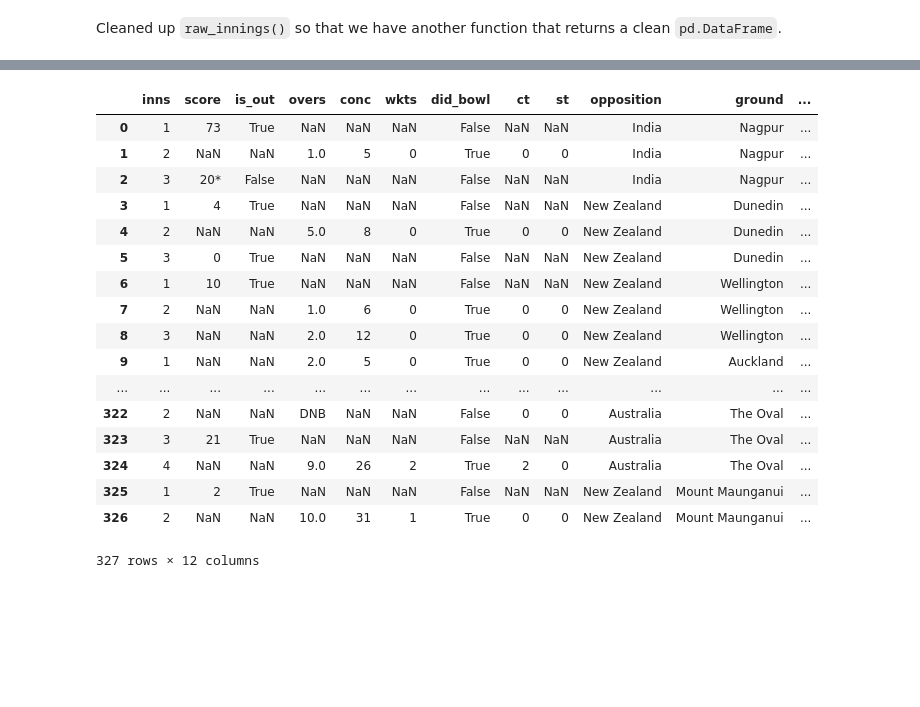
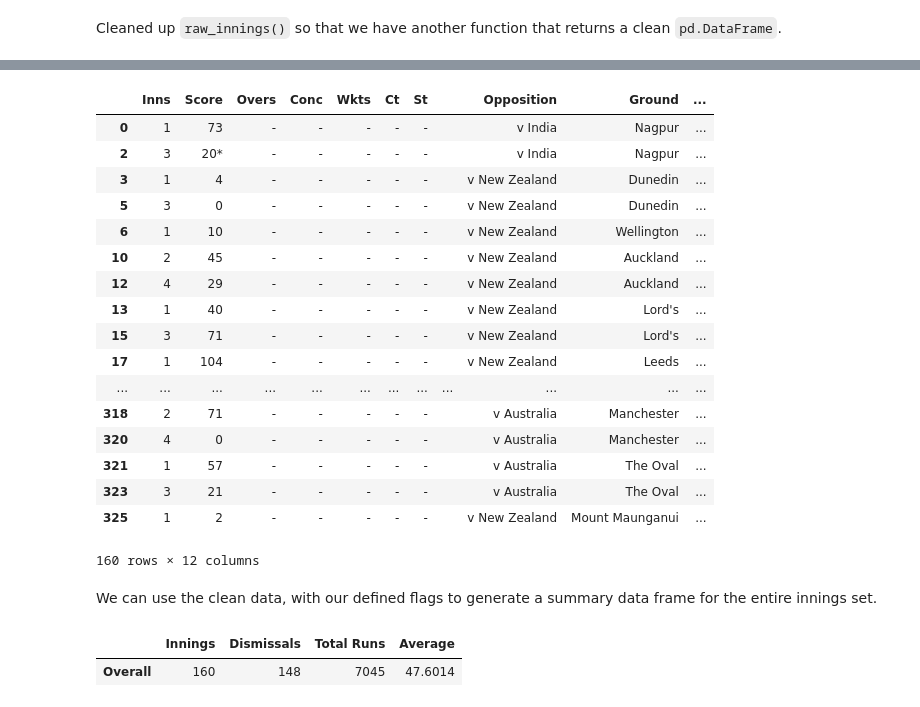
Before and after one commit to willcanniford/python-web-scraping, a Jupyter notebook: espn_cricinfo/top_4_player_class.ipynb, the cells around one changed output, grey strips where cells are left out. Saved outputs shown, nothing was run; the diff lists cells and outputs as text; code cells hidden in the pictures; blank space fills up the shorter version.

Commit message:
Clean up boolean flags and add function for batting summary
Fix 'is_out' to include 'DNB' and add batting_summary() to the class.

```diff
--- a/espn_cricinfo/top_4_player_class.ipynb
+++ b/espn_cricinfo/top_4_player_class.ipynb
@@ -36,9 +38,21 @@ class CricketPlayer:
         raw_innings['Opposition'] = raw_innings['Opposition'].str.replace('v ', '')
         raw_innings.replace('-', np.nan, inplace=True)
         raw_innings.columns = raw_innings.columns.str.lower().str.replace(' ', '_')
-        raw_innings['is_out'] = raw_innings.score.astype('str').apply(lambda x: np.nan if x == 'nan' else False if '*' in x else True)
+        raw_innings['is_out'] = raw_innings.score.astype('str').apply(lambda x: False if x in ['nan', 'DNB'] else False if '*' in x else True)
         raw_innings['did_bowl'] = raw_innings.overs.astype('str').apply(lambda x: False if x in ['nan', 'DNB'] else True)
-        return(raw_innings[['inns', 'score', 'is_out', 'overs', 'conc', 'wkts', 'did_bowl', 'ct', 'st', 'opposition', 'ground', 'start_date']])
+        raw_innings['did_bat'] = raw_innings.score.str.replace('*', '').astype('str').apply(lambda x: True if x.isnumeric() else False)
+        raw_innings['score'] = raw_innings['score'].str.replace('*', '')
+        return(raw_innings[['inns', 'score', 'did_bat', 'is_out', 'overs', 'conc', 'wkts', 'did_bowl', 'ct', 'st', 'opposition', 'ground', 'start_date']])
+
+    def batting_summary(self):
+        innings = self.innings()
+        total_at_bats = innings.did_bat.sum()
+        dismissals = innings.is_out.sum()
+        total_runs = innings.score[innings.did_bat].dropna().astype('int').sum()
+        return(pd.DataFrame({'Innings': total_at_bats,
+                             'Dismissals': dismissals,
+                             'Total Runs': total_runs,
+                             'Average': round(total_runs/dismissals, 4)}, index=['Overall']))
 # %%
 virat_kohli = 'http://stats.espncricinfo.com/ci/engine/player/253802.html?class=1;template=results;type=allround;view=innings'
 steve_smith = 'http://stats.espncricinfo.com/ci/engine/player/267192.html?class=1;template=results;type=allround;view=innings'
@@ -141,21 +202,28 @@ Cleaned up `raw_innings()` so that we have another function that returns a clean
+# %%
+root.raw_innings().iloc[root.innings()[root.innings().did_bat].index]
+# %% [output]
+|  | Inns | Score | Overs | Conc | Wkts | Ct | St |  | Opposition | Ground | ... |
+| 0 | 1 | 73 | - | - | - | - | - |  | v India | Nagpur | ... |
+| 2 | 3 | 20* | - | - | - | - | - |  | v India | Nagpur | ... |
+| 3 | 1 | 4 | - | - | - | - | - |  | v New Zealand | Dunedin | ... |
+| 5 | 3 | 0 | - | - | - | - | - |  | v New Zealand | Dunedin | ... |
+| 6 | 1 | 10 | - | - | - | - | - |  | v New Zealand | Wellington | ... |
+| 10 | 2 | 45 | - | - | - | - | - |  | v New Zealand | Auckland | ... |
+| 12 | 4 | 29 | - | - | - | - | - |  | v New Zealand | Auckland | ... |
+| 13 | 1 | 40 | - | - | - | - | - |  | v New Zealand | Lord's | ... |
+| 15 | 3 | 71 | - | - | - | - | - |  | v New Zealand | Lord's | ... |
+| 17 | 1 | 104 | - | - | - | - | - |  | v New Zealand | Leeds | ... |
+| ... | ... | ... | ... | ... | ... | ... | ... | ... | ... | ... | ... |
+| 318 | 2 | 71 | - | - | - | - | - |  | v Australia | Manchester | ... |
+| 320 | 4 | 0 | - | - | - | - | - |  | v Australia | Manchester | ... |
+| 321 | 1 | 57 | - | - | - | - | - |  | v Australia | The Oval | ... |
+| 323 | 3 | 21 | - | - | - | - | - |  | v Australia | The Oval | ... |
+| 325 | 1 | 2 | - | - | - | - | - |  | v New Zealand | Mount Maunganui | ... |
+160 rows × 12 columns
+# %% [markdown]
+We can use the clean data, with our defined flags to generate a summary data frame for the entire innings set.
 # %%
-root.innings()
+root.batting_summary()
 # %% [output]
-|  | inns | score | is_out | overs | conc | wkts | did_bowl | ct | st | opposition | ground | ... |
-| 0 | 1 | 73 | True | NaN | NaN | NaN | False | NaN | NaN | India | Nagpur | ... |
-| 1 | 2 | NaN | NaN | 1.0 | 5 | 0 | True | 0 | 0 | India | Nagpur | ... |
-| 2 | 3 | 20* | False | NaN | NaN | NaN | False | NaN | NaN | India | Nagpur | ... |
-| 3 | 1 | 4 | True | NaN | NaN | NaN | False | NaN | NaN | New Zealand | Dunedin | ... |
-| 4 | 2 | NaN | NaN | 5.0 | 8 | 0 | True | 0 | 0 | New Zealand | Dunedin | ... |
-| 5 | 3 | 0 | True | NaN | NaN | NaN | False | NaN | NaN | New Zealand | Dunedin | ... |
-| 6 | 1 | 10 | True | NaN | NaN | NaN | False | NaN | NaN | New Zealand | Wellington | ... |
-| 7 | 2 | NaN | NaN | 1.0 | 6 | 0 | True | 0 | 0 | New Zealand | Wellington | ... |
-| 8 | 3 | NaN | NaN | 2.0 | 12 | 0 | True | 0 | 0 | New Zealand | Wellington | ... |
-| 9 | 1 | NaN | NaN | 2.0 | 5 | 0 | True | 0 | 0 | New Zealand | Auckland | ... |
-| ... | ... | ... | ... | ... | ... | ... | ... | ... | ... | ... | ... | ... |
-| 322 | 2 | NaN | NaN | DNB | NaN | NaN | False | 0 | 0 | Australia | The Oval | ... |
-| 323 | 3 | 21 | True | NaN | NaN | NaN | False | NaN | NaN | Australia | The Oval | ... |
-| 324 | 4 | NaN | NaN | 9.0 | 26 | 2 | True | 2 | 0 | Australia | The Oval | ... |
-| 325 | 1 | 2 | True | NaN | NaN | NaN | False | NaN | NaN | New Zealand | Mount Maunganui | ... |
-| 326 | 2 | NaN | NaN | 10.0 | 31 | 1 | True | 0 | 0 | New Zealand | Mount Maunganui | ... |
+|  | Innings | Dismissals | Total Runs | Average |
+| Overall | 160 | 148 | 7045 | 47.6014 |
-327 rows × 12 columns
```
Also changed, not shown: parts of 11 cells of this notebook, 1 other file.
